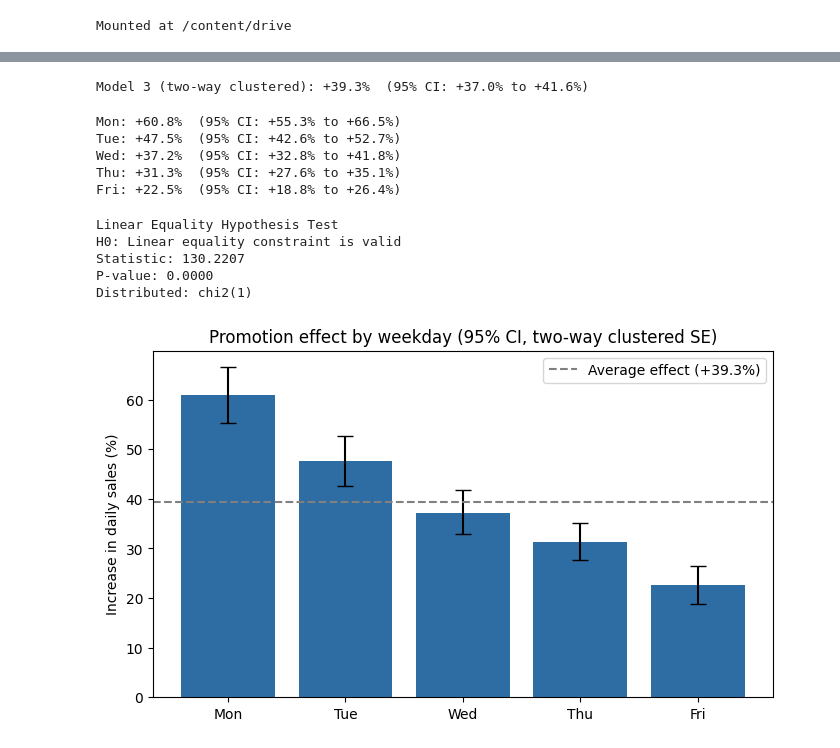
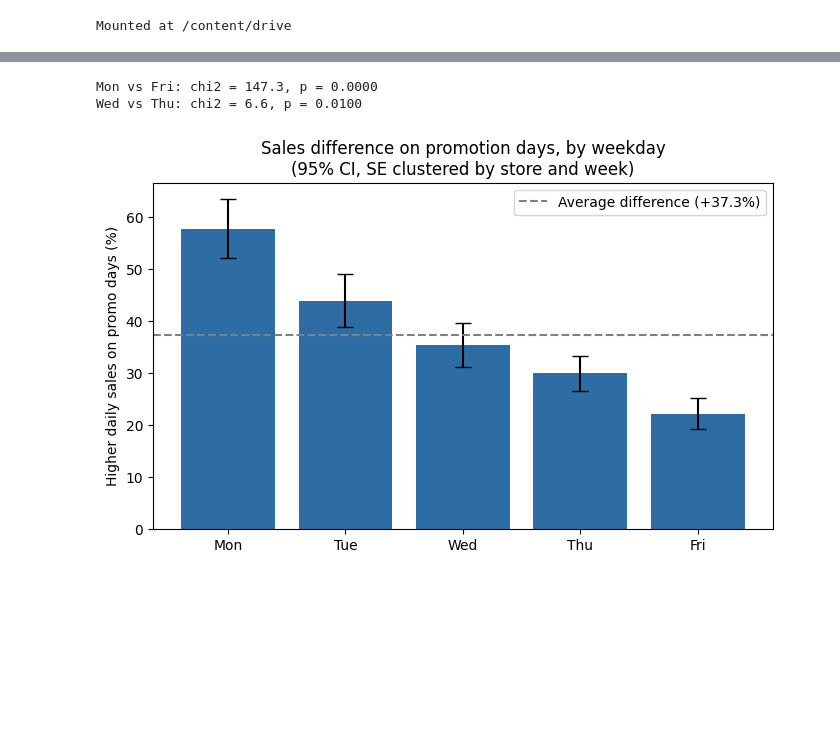
Before and after one commit to mina-motaghinasab/rossmann-sales-analysis, a Jupyter notebook: notebooks/03_promo_effect.ipynb, the cells around one changed output, grey strips where cells are left out. Drawn from its saved outputs; the diff is of its cells as text; code cells hidden in the pictures; blank space fills up the shorter version.

```diff
--- a/notebooks/03_promo_effect.ipynb
+++ b/notebooks/03_promo_effect.ipynb
@@ -25,7 +34,9 @@ df = df[df['DayOfWeek'] != 7].copy()
 df['log_sales'] = np.log(df['Sales'])
 df['Month'] = df['Date'].dt.month
 df['Year'] = df['Date'].dt.year
+df['Day'] = df['Date'].dt.day
 
-# Panel structure: one row per store and day
-panel = df.set_index(['Store', 'Date'])
-print(panel.shape)
+# Cluster identifiers: store and calendar week (week starts on Monday)
+week_start = df['Date'] - pd.to_timedelta(df['Date'].dt.dayofweek, unit='D')
+df['WeekId'] = pd.factorize(week_start)[0]
+df['StoreId'] = df['Store']
@@ -34,8 +77,16 @@ print(panel.shape)
 # %%
+panel = df.set_index(['Store', 'Date'])
+clusters = panel[['StoreId', 'WeekId']]
+
+def fit(formula):
+    """Panel OLS with standard errors clustered by store and week."""
+    return PanelOLS.from_formula(formula, data=panel).fit(cov_type='clustered', clusters=clusters)
+
+pct = lambda x: 100 * (np.exp(x) - 1)
+
 def promo_effect(res, name):
     b = res.params['Promo']
     lo, hi = res.conf_int().loc['Promo']
-    pct = lambda x: 100 * (np.exp(x) - 1)
     print(f'{name}: {pct(b):+.1f}%  (95% CI: {pct(lo):+.1f}% to {pct(hi):+.1f}%)')
 # %%
 controls = 'C(DayOfWeek) + C(Month) + C(Year) + C(StateHoliday) + SchoolHoliday'
@@ -71,13 +111,11 @@ for d, name in days.items():
     panel[f'Promo_{name}'] = ((panel['Promo'] == 1) & (panel['DayOfWeek'] == d)).astype(int)
 
 promo_terms = ' + '.join(f'Promo_{n}' for n in days.values())
-m4 = PanelOLS.from_formula(f'log_sales ~ 1 + {promo_terms} + {controls} + EntityEffects', data=panel)
-res4 = m4.fit(cov_type='clustered', cluster_entity=True)
+res5 = fit(f'log_sales ~ 1 + {promo_terms} + {controls} + C(Day) + EntityEffects')
 
-pct = lambda x: 100 * (np.exp(x) - 1)
-ci = res4.conf_int()
+ci = res5.conf_int()
 for n in days.values():
     v = f'Promo_{n}'
-    print(f'{n}: {pct(res4.params[v]):+.1f}%  '
+    print(f'{n}: {pct(res5.params[v]):+.1f}%  '
           f'(95% CI: {pct(ci.loc[v, "lower"]):+.1f}% to {pct(ci.loc[v, "upper"]):+.1f}%)')
 # %% [output]
@@ -89,47 +127,28 @@ Fri: +22.5%  (95% CI: +22.1% to +23.0%)
-# %%
-res3_tw = m3.fit(cov_type='clustered', cluster_entity=True, cluster_time=True)
-promo_effect(res3_tw, 'Model 3 (two-way clustered)')
-# %% [output]
-Model 3 (two-way clustered): +39.3%  (95% CI: +37.0% to +41.6%)
-# %%
-res4_tw = m4.fit(cov_type='clustered', cluster_entity=True, cluster_time=True)
-ci = res4_tw.conf_int()
-for n in days.values():
-    v = f'Promo_{n}'
-    print(f'{n}: {pct(res4_tw.params[v]):+.1f}%  '
-          f'(95% CI: {pct(ci.loc[v, "lower"]):+.1f}% to {pct(ci.loc[v, "upper"]):+.1f}%)')
-# %% [output]
-Mon: +60.8%  (95% CI: +55.3% to +66.5%)
-Tue: +47.5%  (95% CI: +42.6% to +52.7%)
-Wed: +37.2%  (95% CI: +32.8% to +41.8%)
-Thu: +31.3%  (95% CI: +27.6% to +35.1%)
-Fri: +22.5%  (95% CI: +18.8% to +26.4%)
-# %%
-print(res4_tw.wald_test(formula='Promo_Mon = Promo_Fri'))
-# %% [output]
-Linear Equality Hypothesis Test
-H0: Linear equality constraint is valid
-Statistic: 130.2207
-P-value: 0.0000
-Distributed: chi2(1)
+# %%
+for a, b in [('Mon', 'Fri'), ('Wed', 'Thu')]:
+    t = res5.wald_test(formula=f'Promo_{a} = Promo_{b}')
+    print(f'{a} vs {b}: chi2 = {t.stat:.1f}, p = {t.pval:.4f}')
+# %% [output]
+Mon vs Fri: chi2 = 147.3, p = 0.0000
+Wed vs Thu: chi2 = 6.6, p = 0.0100
 # %%
 import matplotlib.pyplot as plt
 
 names = list(days.values())
-ci = res4_tw.conf_int()
-effect = [pct(res4_tw.params[f'Promo_{n}']) for n in names]
+effect = [pct(res5.params[f'Promo_{n}']) for n in names]
 lower = [pct(ci.loc[f'Promo_{n}', 'lower']) for n in names]
 upper = [pct(ci.loc[f'Promo_{n}', 'upper']) for n in names]
 err = [[e - l for e, l in zip(effect, lower)],
        [u - e for e, u in zip(effect, upper)]]
+avg = pct(res4.params['Promo'])
 
 fig, ax = plt.subplots(figsize=(8, 4.5))
 ax.bar(names, effect, yerr=err, capsize=6, color='#2E6DA4')
-ax.axhline(39.3, linestyle='--', color='grey', label='Average effect (+39.3%)')
-ax.set_ylabel('Increase in daily sales (%)')
-ax.set_title('Promotion effect by weekday (95% CI, two-way clustered SE)')
+ax.axhline(avg, linestyle='--', color='grey', label=f'Average difference (+{avg:.1f}%)')
+ax.set_ylabel('Higher daily sales on promo days (%)')
+ax.set_title('Sales difference on promotion days, by weekday\n(95% CI, SE clustered by store and week)')
 ax.legend()
 plt.savefig(FIG_DIR + 'promo_effect_by_weekday.png', dpi=150, bbox_inches='tight')
 plt.show()
 # %% [output]
-[figure, old version]
+[figure, new version]
```
Also changed, not shown: parts of 9 cells of this notebook, 3 other files.
